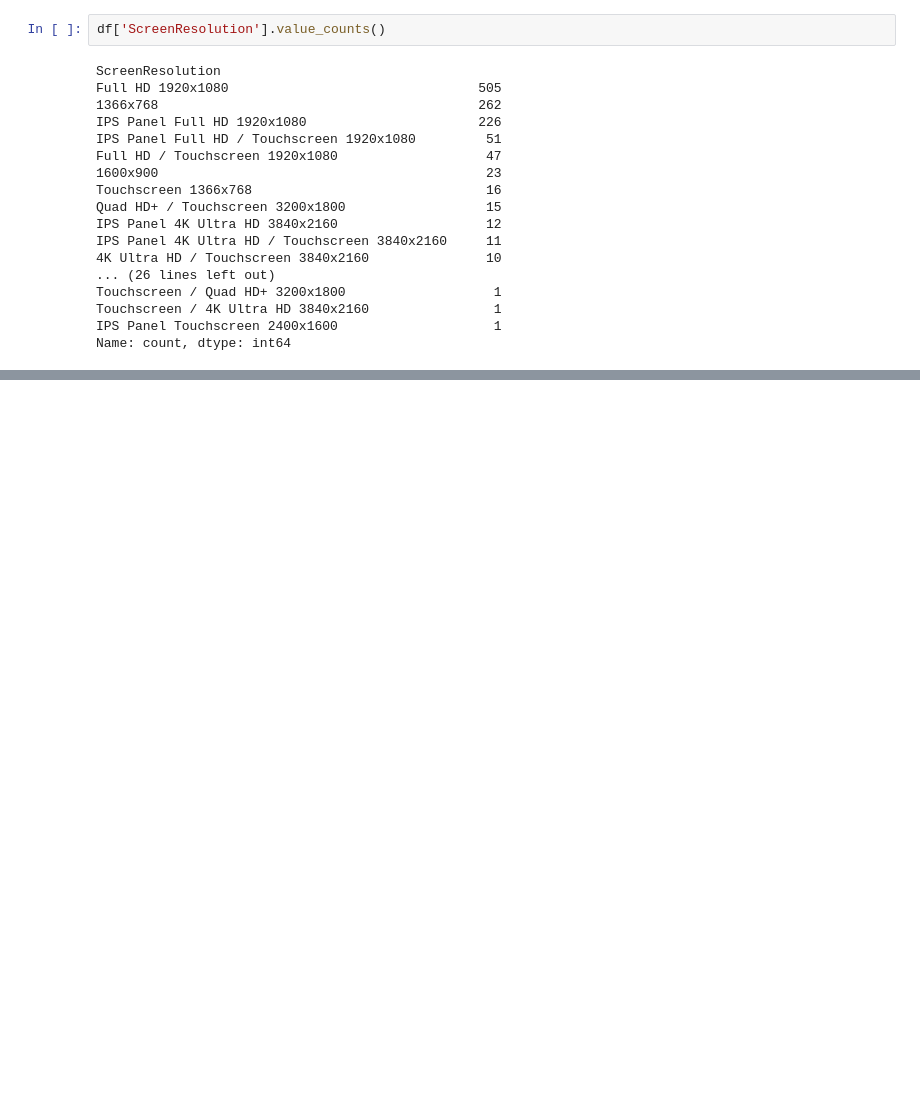
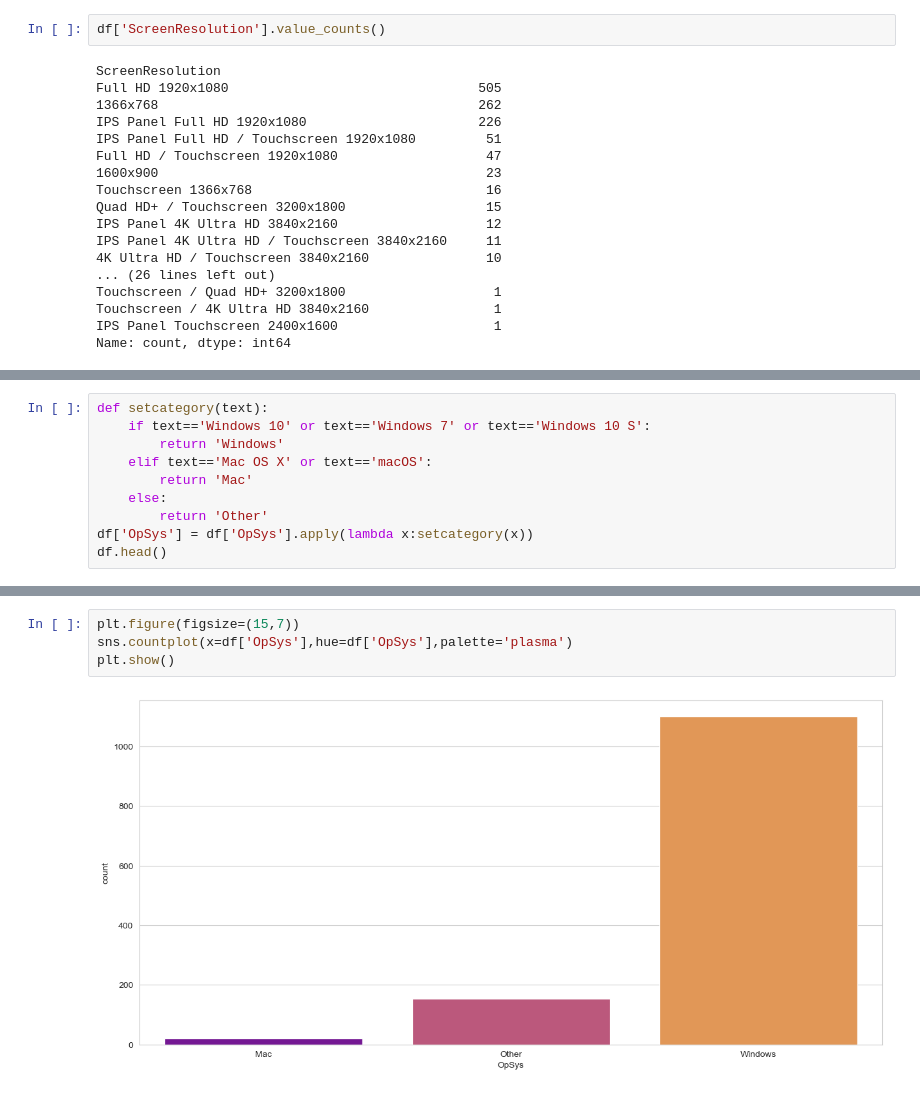
Before and after one commit to Ddasunsandeepa/laptop_price_predictor_project, a Jupyter notebook: notebooks/FC212030_Mudhitha/fc212030.ipynb, the cells around one changed output, grey strips where cells are left out. Saved outputs shown, nothing was run; the diff lists cells and outputs as text; blank space fills up the shorter version.

```diff
--- a/notebooks/FC212030_Mudhitha/fc212030.ipynb
+++ b/notebooks/FC212030_Mudhitha/fc212030.ipynb
@@ -444,0 +734,10 @@ df.head()
+# %%
+def setcategory(text):
+    if text=='Windows 10' or text=='Windows 7' or text=='Windows 10 S':
+        return 'Windows'
+    elif text=='Mac OS X' or text=='macOS':
+        return 'Mac'
+    else:
+        return 'Other'
+df['OpSys'] = df['OpSys'].apply(lambda x:setcategory(x))
+df.head()
@@ -444,0 +760,6 @@ df.head()
+# %%
+plt.figure(figsize=(15,7))
+sns.countplot(x=df['OpSys'],hue=df['OpSys'],palette='plasma')
+plt.show()
+# %% [output]
+[figure, added]
```
Also changed, not shown: parts of 59 cells of this notebook.
